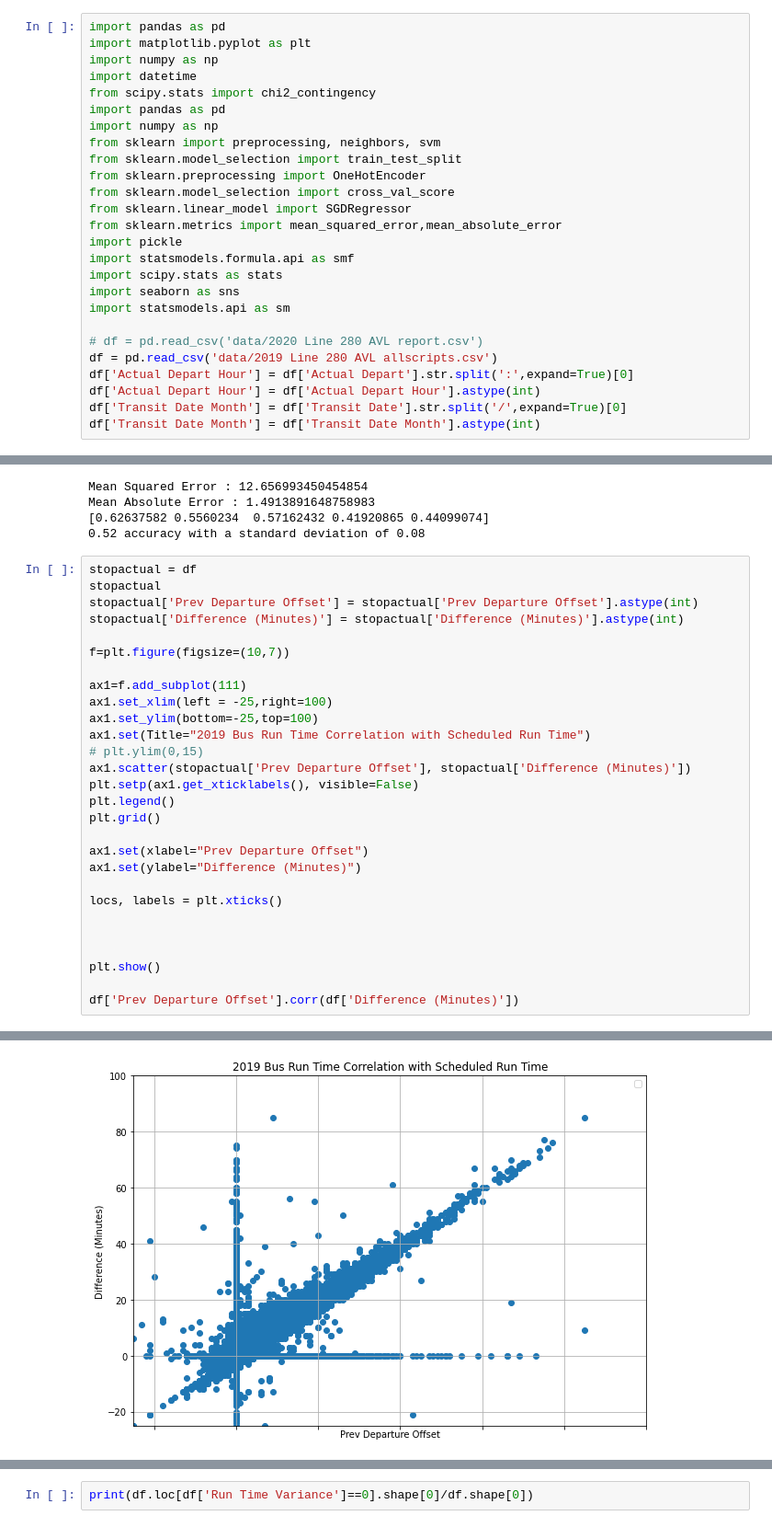
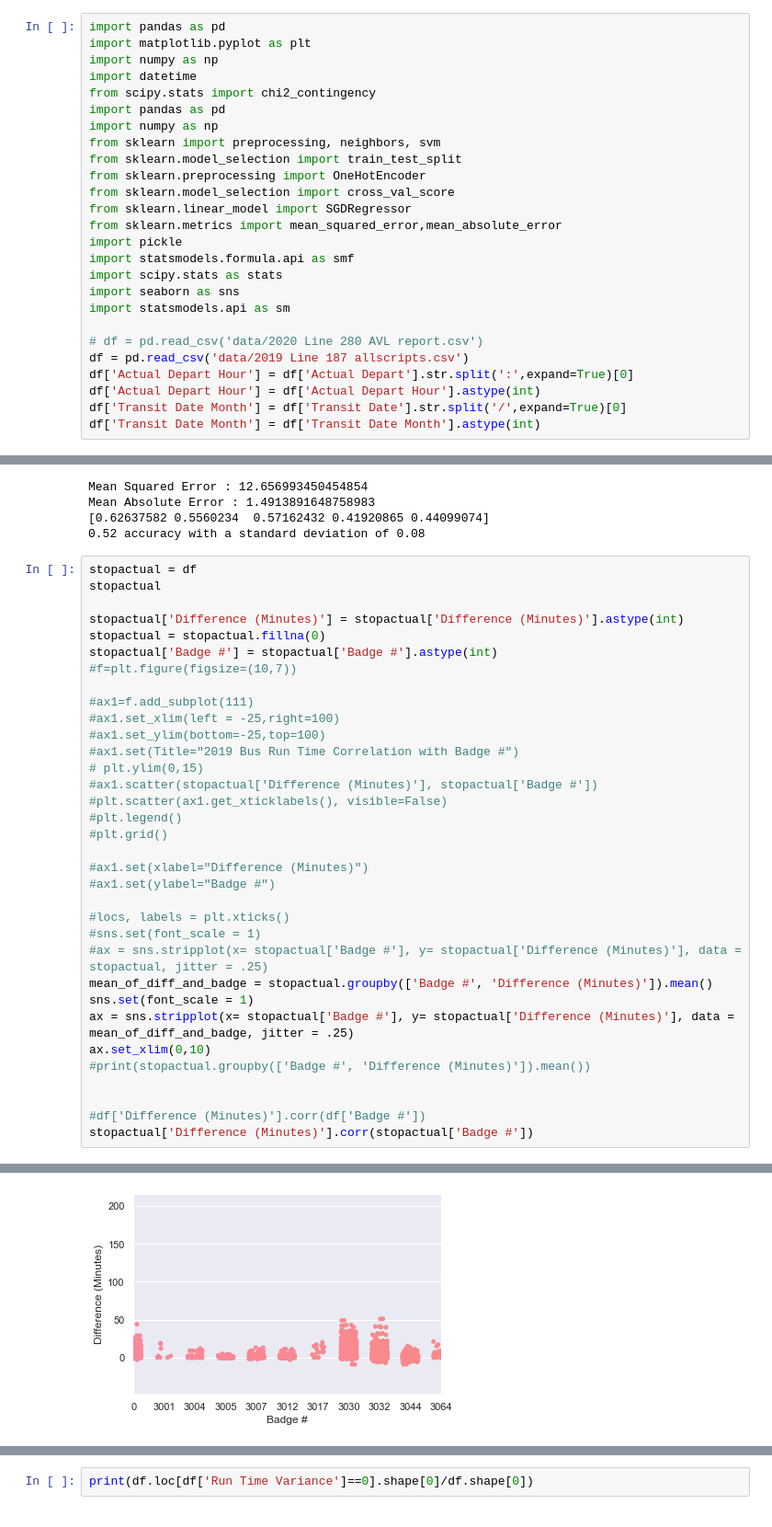
Before and after one commit to jairad26/LTC-Research-Challenge, a Jupyter notebook: 2019_algorithms_departure_offset.ipynb, the cells around one changed output, grey strips where cells are left out. Shown at 92% size. Drawn from its saved outputs; the diff is of its cells as text.

Commit message:
Correlation for all Data
Here are the correlation programs and csv outputs for all of the data that we have available.

```diff
--- a/2019_algorithms_departure_offset.ipynb
+++ b/2019_algorithms_departure_offset.ipynb
@@ -19,7 +19,7 @@ import seaborn as sns
 import statsmodels.api as sm
 
 # df = pd.read_csv('data/2020 Line 280 AVL report.csv')
-df = pd.read_csv('data/2019 Line 280 AVL allscripts.csv')
+df = pd.read_csv('data/2019 Line 187 allscripts.csv')
 df['Actual Depart Hour'] = df['Actual Depart'].str.split(':',expand=True)[0]
 df['Actual Depart Hour'] = df['Actual Depart Hour'].astype(int)
 df['Transit Date Month'] = df['Transit Date'].str.split('/',expand=True)[0]
@@ -261,29 +256,35 @@ Mean Absolute Error : 1.4913891648758983
 # %%
 stopactual = df
 stopactual
-stopactual['Prev Departure Offset'] = stopactual['Prev Departure Offset'].astype(int)
+
 stopactual['Difference (Minutes)'] = stopactual['Difference (Minutes)'].astype(int)
+stopactual = stopactual.fillna(0)
+stopactual['Badge #'] = stopactual['Badge #'].astype(int)
+#f=plt.figure(figsize=(10,7))
 
-f=plt.figure(figsize=(10,7))
+#ax1=f.add_subplot(111)
+#ax1.set_xlim(left = -25,right=100)
+#ax1.set_ylim(bottom=-25,top=100)
+#ax1.set(Title="2019 Bus Run Time Correlation with Badge #")
+# plt.ylim(0,15)
+#ax1.scatter(stopactual['Difference (Minutes)'], stopactual['Badge #'])
+#plt.scatter(ax1.get_xticklabels(), visible=False)
+#plt.legend()
+#plt.grid()
 
-ax1=f.add_subplot(111)
-ax1.set_xlim(left = -25,right=100)
-ax1.set_ylim(bottom=-25,top=100)
-ax1.set(Title="2019 Bus Run Time Correlation with Scheduled Run Time")
-# plt.ylim(0,15)
-ax1.scatter(stopactual['Prev Departure Offset'], stopactual['Difference (Minutes)'])
-plt.setp(ax1.get_xticklabels(), visible=False)
-plt.legend()
-plt.grid()
+#ax1.set(xlabel="Difference (Minutes)")
+#ax1.set(ylabel="Badge #")
 
-ax1.set(xlabel="Prev Departure Offset")
-ax1.set(ylabel="Difference (Minutes)")
-
-locs, labels = plt.xticks()
+#locs, labels = plt.xticks()
+#sns.set(font_scale = 1)
+#ax = sns.stripplot(x= stopactual['Badge #'], y= stopactual['Difference (Minutes)'], data = stopactual, jitter = .25)
+mean_of_diff_and_badge = stopactual.groupby(['Badge #', 'Difference (Minutes)']).mean()
+sns.set(font_scale = 1)
+ax = sns.stripplot(x= stopactual['Badge #'], y= stopactual['Difference (Minutes)'], data = mean_of_diff_and_badge, jitter = .25)
+ax.set_xlim(0,10)
+#print(stopactual.groupby(['Badge #', 'Difference (Minutes)']).mean())
 
 
-
-plt.show()
-
-df['Prev Departure Offset'].corr(df['Difference (Minutes)'])
+#df['Difference (Minutes)'].corr(df['Badge #'])
+stopactual['Difference (Minutes)'].corr(stopactual['Badge #'])
 # %% [output]
@@ -291 +292 @@ No handles with labels found to put in legend.
-[figure, old version]
+[figure, new version]
```
Also changed, not shown: parts of 2 cells of this notebook, 13 other files.
